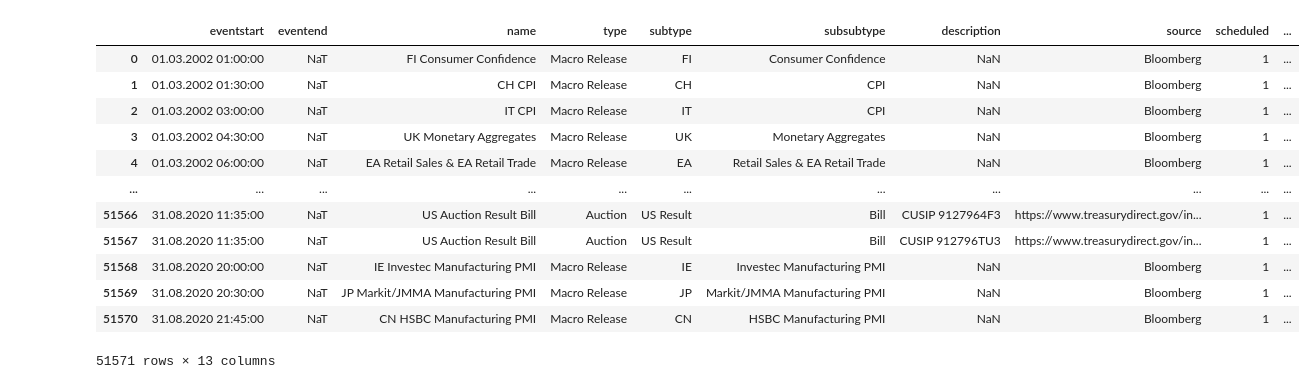
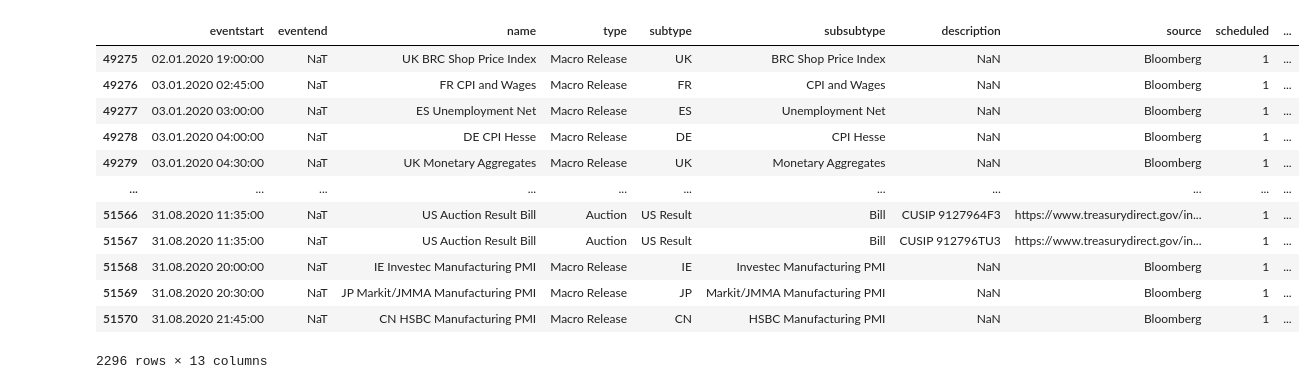
Before and after one commit to levmilarl/Financial_DS_focus_sessions, a Jupyter notebook: ÜB 5/main.ipynb, the cells around one changed output. Cells and saved outputs as stored; diff of their text form; code cells hidden in the pictures.

```diff
--- a/ÜB 5/main.ipynb
+++ b/ÜB 5/main.ipynb
@@ -4,11 +4,12 @@ import numpy as np
 from datetime import time
 import statsmodels.api as sm
 import datetime as dt
-start_date = "2005-03-01"
-end_date = "2006-03-01"
-df = pd.read_csv('data/SPY_15min_2002-01_to_2006-08.csv')
-df2 = pd.read_csv('data/SPY_15min_2020-01_to_2022-01.csv')
-
+#start_date = "2002-03-01"
+#end_date = "2006-03-01"
+#df = pd.read_csv('data/SPY_15min_2002-01_to_2006-08.csv')
+df = pd.read_csv('data/SPY_15min_2020-01_to_2022-01.csv')
+start_date = "2020-01-03"
+end_date = "2021-12-31"
 
 #df['datetime'] = df['datetime'].dt.tz_localize('US/Eastern')
 df['datetime'] = pd.to_datetime(df['Unnamed: 0'], utc=True)
@@ -87,9 +88,9 @@ def safe_add(column: pd.Series, value: int): # Expects a datetimeIndex
         output[mask_before_open] = date_of_action[mask_before_open] + pd.Timedelta(hours=9, minutes=30) + pd.Timedelta(minutes=value)
         output[mask_after_open] = date_of_action[mask_after_open] + pd.Timedelta(days=1) + pd.Timedelta(hours=9, minutes=30) + pd.Timedelta(minutes=value)
     else: # Safe subtract
-        #todo check what happens when input to timedelta is negative
-        output[mask_before_open] = date_of_action[mask_before_open] - pd.Timedelta(days=1) + pd.Timedelta(hours=16) + pd.Timedelta(minutes=value)
-        output[mask_after_open] = date_of_action[mask_after_open] + pd.Timedelta(hours=16, minutes=value)
+        # Window starts when trading closes
+        output[mask_before_open] = date_of_action[mask_before_open] - pd.Timedelta(days=1) + pd.Timedelta(hours=16)
+        output[mask_after_open] = date_of_action[mask_after_open] + pd.Timedelta(hours=16)
 
     return output # Caution: returns series with ET timezone
 
@@ -98,47 +99,48 @@ df_news = pd.read_csv('data/WhatMovesMarkets_eventdatabase.csv')
 df_news["eventstart_CET"] = pd.to_datetime(df_news["eventstart_CET"], format="%d.%m.%Y %H:%M:%S").dt.tz_localize("Etc/GMT-1")  # Ensure correct timezone
 df_news["eventend_CET"] = pd.to_datetime(df_news["eventend_CET"], format="%d.%m.%Y %H:%M:%S").dt.tz_localize("Etc/GMT-1")  # Ensure correct timezone
 #df_news["eventstart_CET"] = df_news["eventstart_CET"].dt.floor("15min")  # Optional: Round down to the nearest 15 minutes (not mentioned in paper)
-
+# Filter on timestamps of stock data
+df_news = df_news[(df_news["eventstart_CET"] >= start_date) & (df_news["eventstart_CET"] <= end_date)]
 # Correct time window creation according to paper
 
 event_end_mask = df_news["eventend_CET"].notna()
 
 # Only assign to rows where event_end_mask is True
 df_news.loc[event_end_mask, "window_start"] = (
     safe_add(df_news.loc[event_end_mask, "eventstart_CET"], -20)
     .dt.tz_convert("Etc/GMT-1")
 )
 
 df_news.loc[event_end_mask, "window_end"] = (
     safe_add(df_news.loc[event_end_mask, "eventend_CET"], 20)
     .dt.tz_convert("Etc/GMT-1")
 )
 
 # Only assign to rows where event_end_mask is False
 df_news.loc[~event_end_mask, "window_start"] = (
     safe_add(df_news.loc[~event_end_mask, "eventstart_CET"], -15)
     .dt.tz_convert("Etc/GMT-1")
 )
 
 df_news.loc[~event_end_mask, "window_end"] = (
     safe_add(df_news.loc[~event_end_mask, "eventstart_CET"], 30)
     .dt.tz_convert("Etc/GMT-1")
 )
 
 
 df_news
 # %% [output]
 |  | eventstart | eventend | name | type | subtype | subsubtype | description | source | scheduled | ... |
-| 0 | 01.03.2002 01:00:00 | NaT | FI Consumer Confidence | Macro Release | FI | Consumer Confidence | NaN | Bloomberg | 1 | ... |
-| 1 | 01.03.2002 01:30:00 | NaT | CH CPI | Macro Release | CH | CPI | NaN | Bloomberg | 1 | ... |
-| 2 | 01.03.2002 03:00:00 | NaT | IT CPI | Macro Release | IT | CPI | NaN | Bloomberg | 1 | ... |
-| 3 | 01.03.2002 04:30:00 | NaT | UK Monetary Aggregates | Macro Release | UK | Monetary Aggregates | NaN | Bloomberg | 1 | ... |
-| 4 | 01.03.2002 06:00:00 | NaT | EA Retail Sales & EA Retail Trade | Macro Release | EA | Retail Sales & EA Retail Trade | NaN | Bloomberg | 1 | ... |
+| 49275 | 02.01.2020 19:00:00 | NaT | UK BRC Shop Price Index | Macro Release | UK | BRC Shop Price Index | NaN | Bloomberg | 1 | ... |
+| 49276 | 03.01.2020 02:45:00 | NaT | FR CPI and Wages | Macro Release | FR | CPI and Wages | NaN | Bloomberg | 1 | ... |
+| 49277 | 03.01.2020 03:00:00 | NaT | ES Unemployment Net | Macro Release | ES | Unemployment Net | NaN | Bloomberg | 1 | ... |
+| 49278 | 03.01.2020 04:00:00 | NaT | DE CPI Hesse | Macro Release | DE | CPI Hesse | NaN | Bloomberg | 1 | ... |
+| 49279 | 03.01.2020 04:30:00 | NaT | UK Monetary Aggregates | Macro Release | UK | Monetary Aggregates | NaN | Bloomberg | 1 | ... |
 | ... | ... | ... | ... | ... | ... | ... | ... | ... | ... | ... |
 | 51566 | 31.08.2020 11:35:00 | NaT | US Auction Result Bill | Auction | US Result | Bill | CUSIP 9127964F3 | https://www.treasurydirect.gov/in... | 1 | ... |
 | 51567 | 31.08.2020 11:35:00 | NaT | US Auction Result Bill | Auction | US Result | Bill | CUSIP 912796TU3 | https://www.treasurydirect.gov/in... | 1 | ... |
 | 51568 | 31.08.2020 20:00:00 | NaT | IE Investec Manufacturing PMI | Macro Release | IE | Investec Manufacturing PMI | NaN | Bloomberg | 1 | ... |
 | 51569 | 31.08.2020 20:30:00 | NaT | JP Markit/JMMA Manufacturing PMI | Macro Release | JP | Markit/JMMA Manufacturing PMI | NaN | Bloomberg | 1 | ... |
 | 51570 | 31.08.2020 21:45:00 | NaT | CN HSBC Manufacturing PMI | Macro Release | CN | HSBC Manufacturing PMI | NaN | Bloomberg | 1 | ... |
-51571 rows × 13 columns
+2296 rows × 13 columns
 # %%
```
Also changed, not shown: parts of 4 cells of this notebook.
